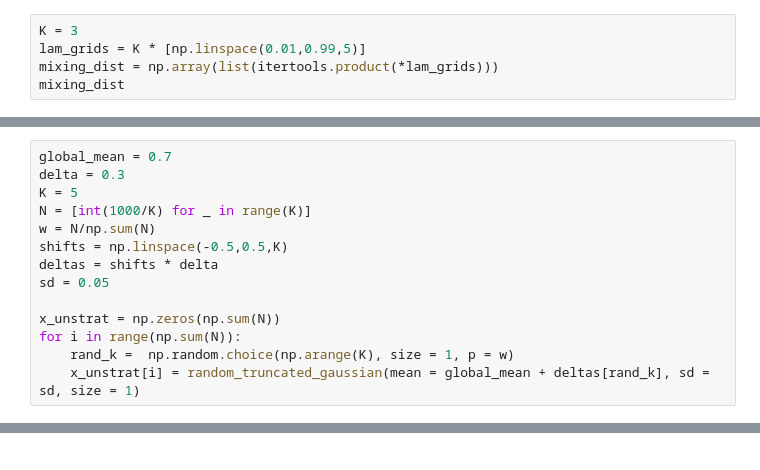
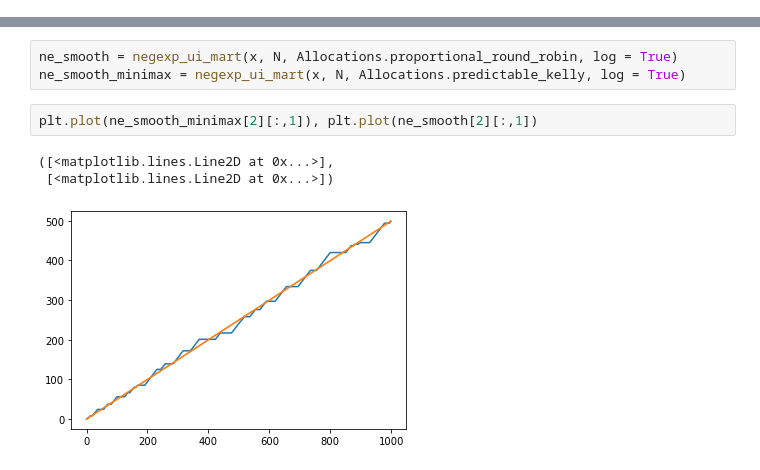
Before and after one commit to spertus/UI-TS, a Jupyter notebook: Code/stratMartExample.ipynb, the cells around one changed output, grey strips where cells are left out. Drawn from its saved outputs; the diff is of its cells as text.

```diff
--- a/Code/stratMartExample.ipynb
+++ b/Code/stratMartExample.ipynb
@@ -194,5 +128,0 @@ Wall time: 41.6 s
-# %%
-K = 3
-lam_grids = K * [np.linspace(0.01,0.99,5)]
-mixing_dist = np.array(list(itertools.product(*lam_grids)))
-mixing_dist
@@ -217,14 +128,0 @@ array([[0.01 , 0.01 , 0.01 ],
-# %%
-global_mean = 0.7
-delta = 0.3
-K = 5
-N = [int(1000/K) for _ in range(K)]
-w = N/np.sum(N)
-shifts = np.linspace(-0.5,0.5,K)
-deltas = shifts * delta
-sd = 0.05
-
-x_unstrat = np.zeros(np.sum(N))
-for i in range(np.sum(N)):
-    rand_k =  np.random.choice(np.arange(K), size = 1, p = w)
-    x_unstrat[i] = random_truncated_gaussian(mean = global_mean + deltas[rand_k], sd = sd, size = 1)
@@ -259,0 +265,9 @@ plot_marts_eta(
+# %%
+ne_smooth = negexp_ui_mart(x, N, Allocations.proportional_round_robin, log = True)
+ne_smooth_minimax = negexp_ui_mart(x, N, Allocations.predictable_kelly, log = True)
+# %%
+plt.plot(ne_smooth_minimax[2][:,1]), plt.plot(ne_smooth[2][:,1])
+# %% [output]
+([<matplotlib.lines.Line2D at 0x...>],
+ [<matplotlib.lines.Line2D at 0x...>])
+[figure, added]
```
Also changed, not shown: parts of 22 cells of this notebook.
